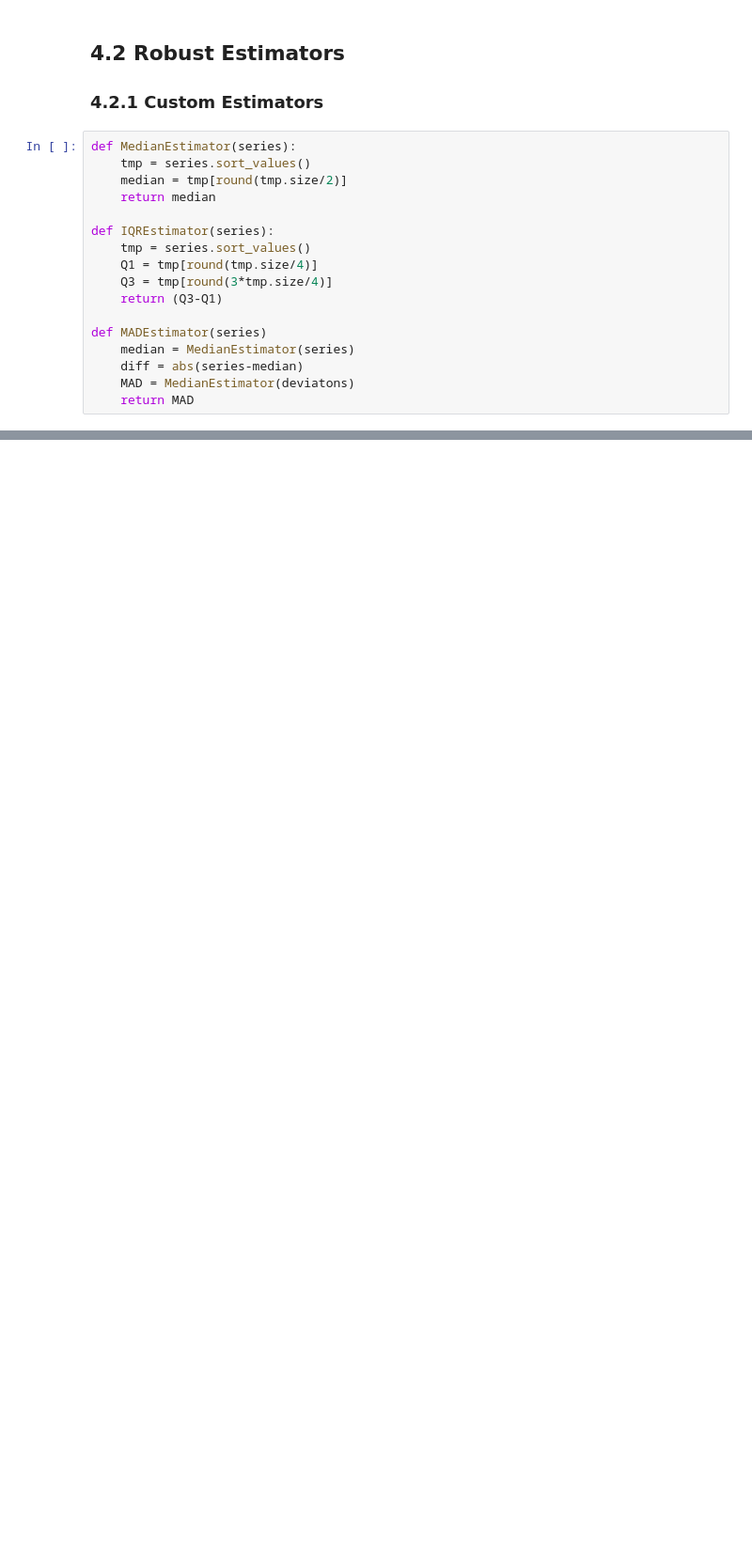
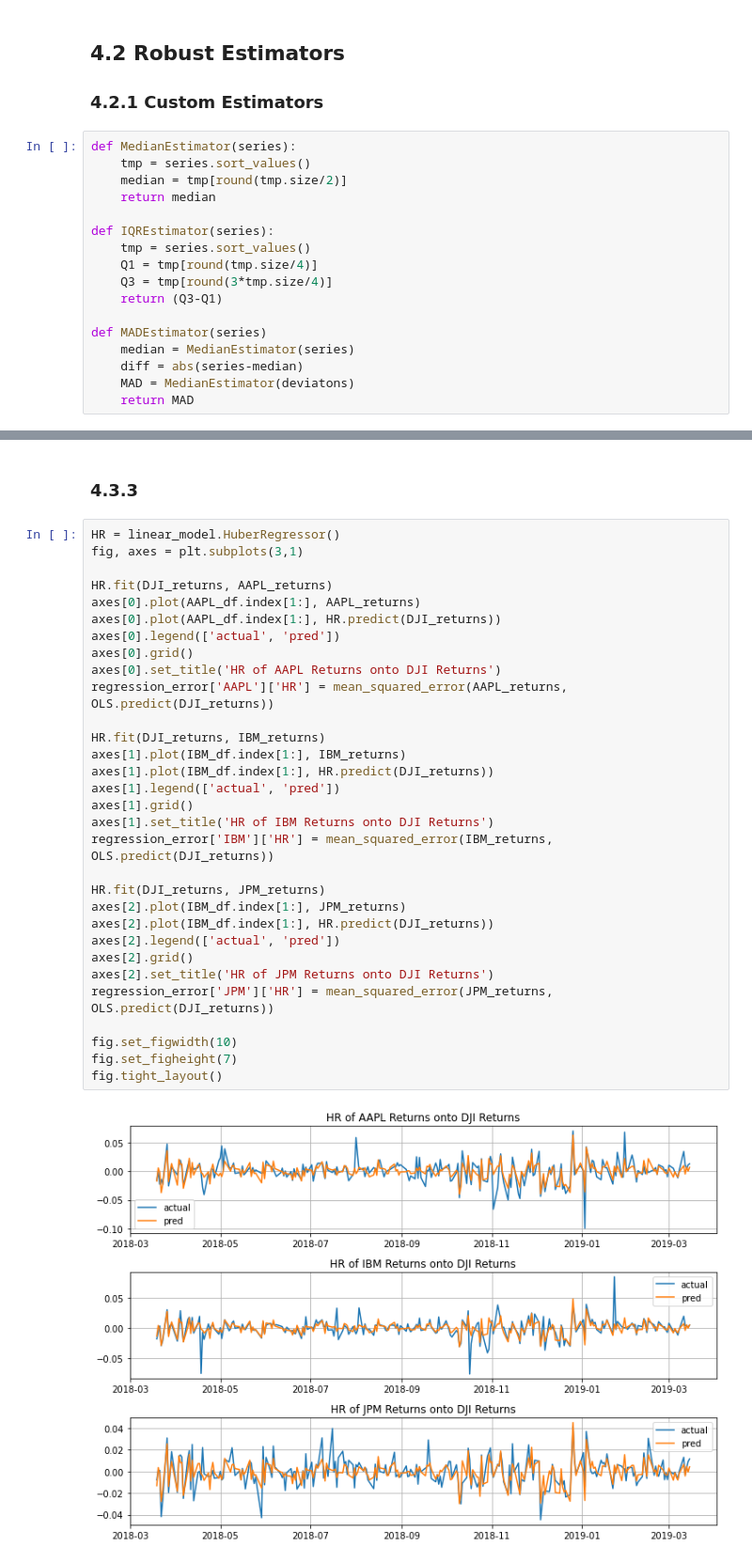
Before and after one commit to NGovani/SPMLF-2021, a Jupyter notebook: SPMLF.ipynb, the cells around one changed output, grey strips where cells are left out. Shown at 94% size. Drawn from its saved outputs; the diff is of its cells as text; blank space fills up the shorter version.

```diff
--- a/SPMLF.ipynb
+++ b/SPMLF.ipynb
@@ -986,0 +1022,35 @@ Since estimators calculate some underlying statistics based on data, they are pr
+# %% [markdown]
+### 4.3.3
+# %%
+HR = linear_model.HuberRegressor()
+fig, axes = plt.subplots(3,1)
+
+HR.fit(DJI_returns, AAPL_returns)
+axes[0].plot(AAPL_df.index[1:], AAPL_returns)
+axes[0].plot(AAPL_df.index[1:], HR.predict(DJI_returns))
+axes[0].legend(['actual', 'pred'])
+axes[0].grid()
+axes[0].set_title('HR of AAPL Returns onto DJI Returns')
+regression_error['AAPL']['HR'] = mean_squared_error(AAPL_returns, OLS.predict(DJI_returns))
+
+HR.fit(DJI_returns, IBM_returns)
+axes[1].plot(IBM_df.index[1:], IBM_returns)
+axes[1].plot(IBM_df.index[1:], HR.predict(DJI_returns))
+axes[1].legend(['actual', 'pred'])
+axes[1].grid()
+axes[1].set_title('HR of IBM Returns onto DJI Returns')
+regression_error['IBM']['HR'] = mean_squared_error(IBM_returns, OLS.predict(DJI_returns))
+
+HR.fit(DJI_returns, JPM_returns)
+axes[2].plot(IBM_df.index[1:], JPM_returns)
+axes[2].plot(IBM_df.index[1:], HR.predict(DJI_returns))
+axes[2].legend(['actual', 'pred'])
+axes[2].grid()
+axes[2].set_title('HR of JPM Returns onto DJI Returns')
+regression_error['JPM']['HR'] = mean_squared_error(JPM_returns, OLS.predict(DJI_returns))
+
+fig.set_figwidth(10)
+fig.set_figheight(7)
+fig.tight_layout()
+# %% [output]
+[figure, added]
```
Also changed, not shown: parts of 32 cells of this notebook, 1 other file.
